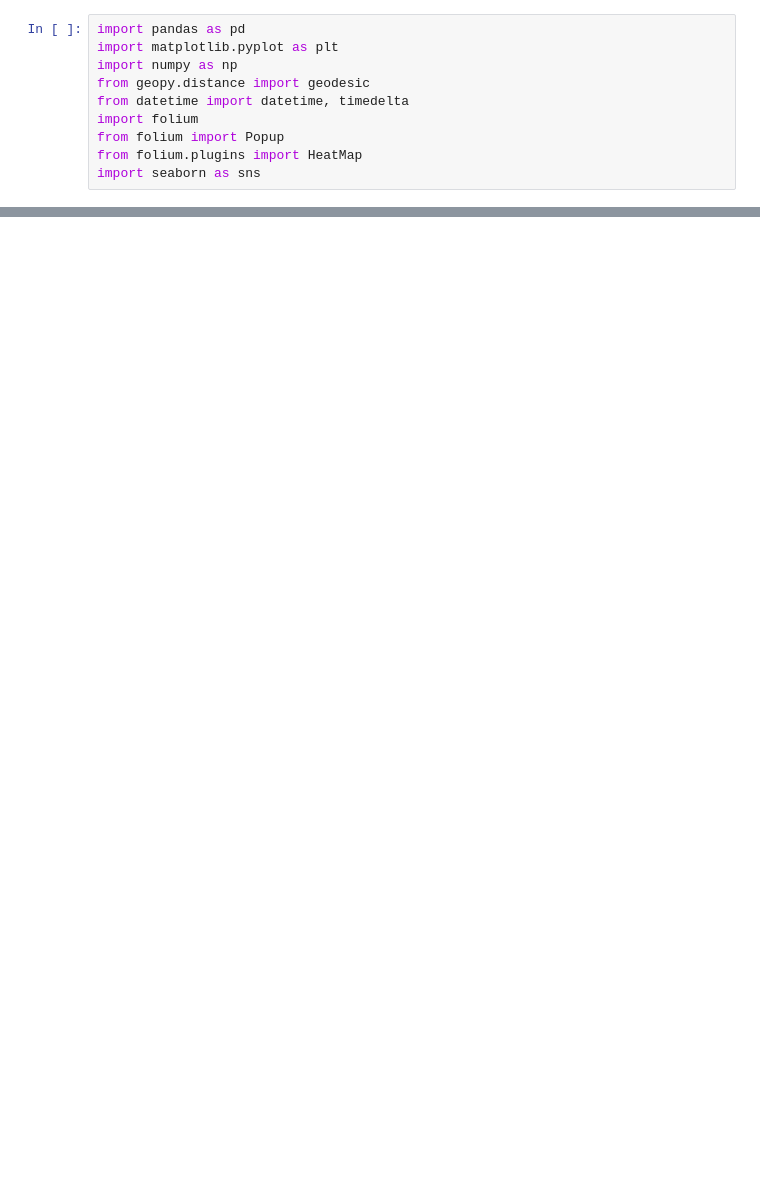
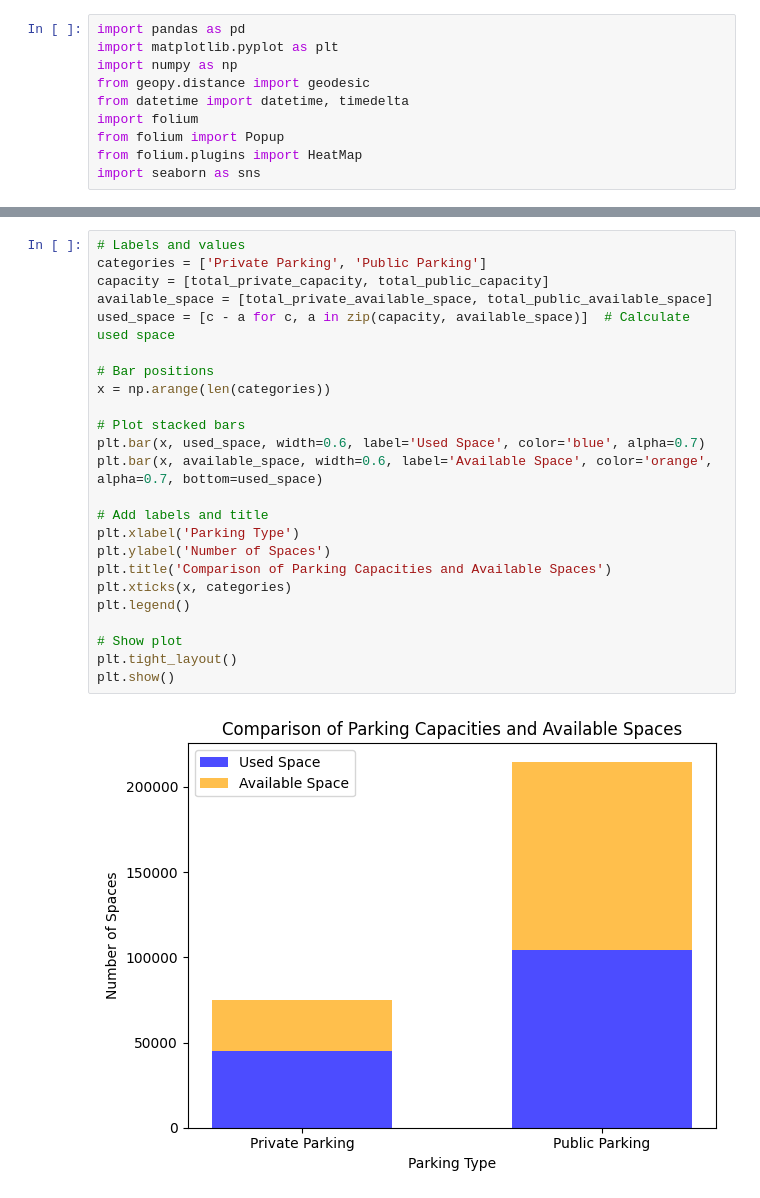
Before and after one commit to Vae2002/AML-WDB-Sem5, a Jupyter notebook: EDA_1.ipynb, the cells around one changed output, grey strips where cells are left out. Saved outputs shown, nothing was run; the diff lists cells and outputs as text; blank space fills up the shorter version.

```diff
--- a/EDA_1.ipynb
+++ b/EDA_1.ipynb
@@ -195,3 +195,29 @@ plt.show()
+# %%
+# Labels and values
+categories = ['Private Parking', 'Public Parking']
+capacity = [total_private_capacity, total_public_capacity]
+available_space = [total_private_available_space, total_public_available_space]
+used_space = [c - a for c, a in zip(capacity, available_space)]  # Calculate used space
+
+# Bar positions
+x = np.arange(len(categories))
+
+# Plot stacked bars
+plt.bar(x, used_space, width=0.6, label='Used Space', color='blue', alpha=0.7)
+plt.bar(x, available_space, width=0.6, label='Available Space', color='orange', alpha=0.7, bottom=used_space)
+
+# Add labels and title
+plt.xlabel('Parking Type')
+plt.ylabel('Number of Spaces')
+plt.title('Comparison of Parking Capacities and Available Spaces')
+plt.xticks(x, categories)
+plt.legend()
+
+# Show plot
+plt.tight_layout()
+plt.show()
+# %% [output]
+[figure, added]
 # %%
 # Group by the number of parking spaces per landlord and count the number of landlords
 landlords_by_parking_spaces = landlord_data.groupby('landlord_id').size().value_counts()
```
Also changed, not shown: parts of 14 cells of this notebook.
